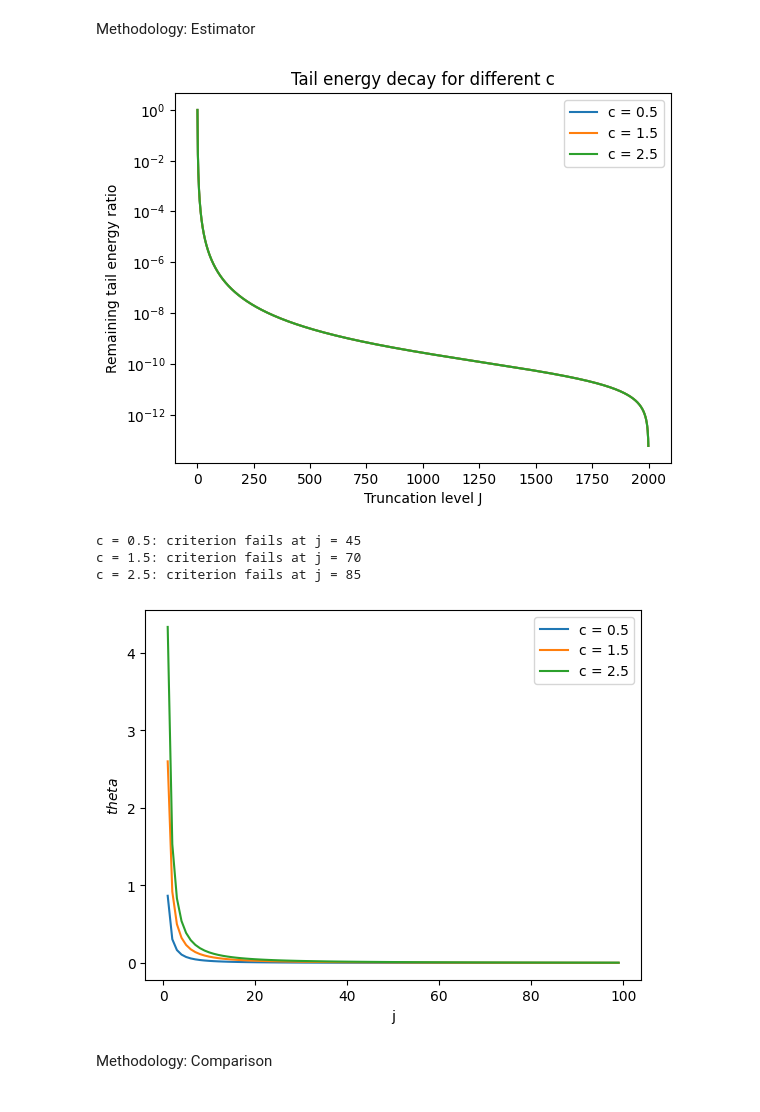
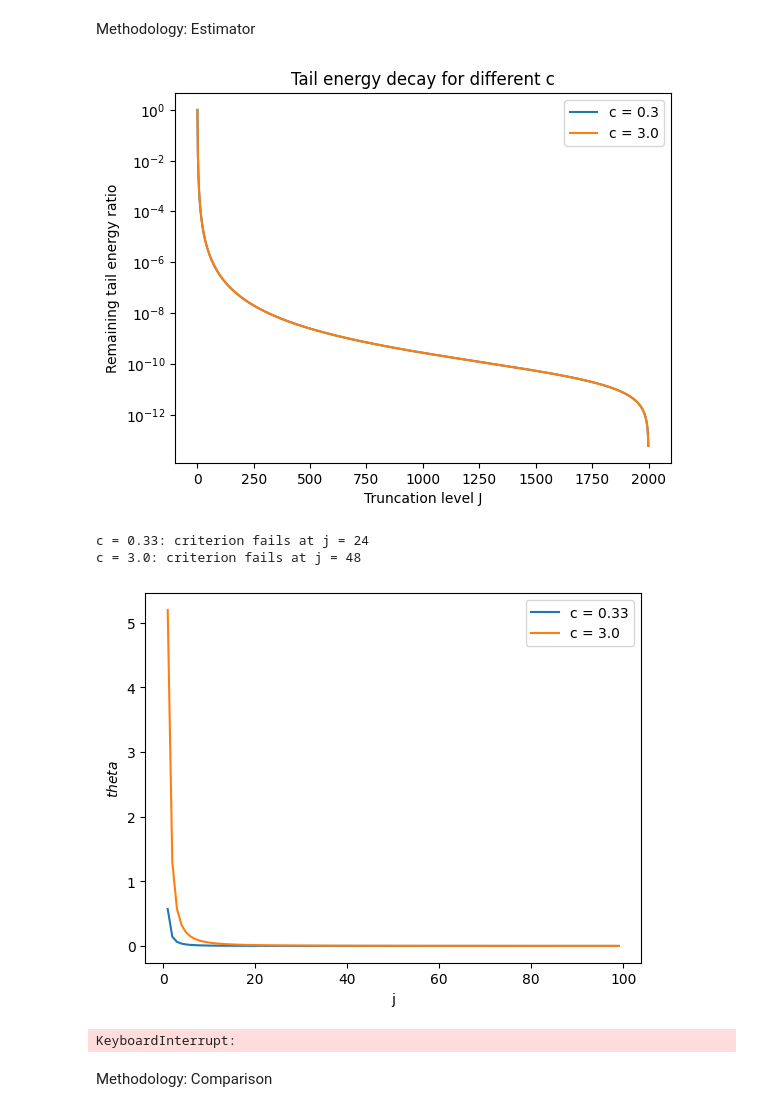
Before and after one commit to avril-rdgz/SCEDS_TVMA, a Jupyter notebook: main.ipynb, the cells around one changed output. Cells and saved outputs as stored; diff of their text form; code cells hidden in the pictures.

```diff
--- a/main.ipynb
+++ b/main.ipynb
@@ -44,7 +44,7 @@ Methodology: Estimator
 def check_true_dgp():
     alpha = 1.5
     j = np.arange(1, 2000)
-    cs = [0.5, 1.5, 2.5]
+    cs = [0.3, 3.0]
 
     for c in cs:
         theta = c * np.sqrt(2) * j**(-(alpha + 0.5))
@@ -63,12 +63,12 @@ def check_true_dgp():
 
 check_true_dgp()
 # %% [output]
-[figure, old version]
+[figure, new version]
 # %%
 def check_true_dgp():
     alpha = 1.5
     j = np.arange(1, 100)
-    cs = [0.5, 1.5, 2.5] # Question: C varies in [1/3, 3]?
+    cs = [0.33, 3.0] # Question: C varies in [1/3, 3]?
 
     theta_prev = 0
     eps = 1e-4
@@ -88,14 +88,20 @@ def check_true_dgp():
     plt.show()
 
 def kernel_vec(t, T, h):
-    u = (np.arange(T) - t) / (h * T)
-    return np.where(np.abs(u) <= 1, 0.75 * (1 - u**2), 0.0)   # Epanechnikov
+    u = (np.arange(T) + 1 - t) / (h * T)
+
+    k = np.where(np.abs(u) <= 1, 0.75 * (1 - u**2), 0.0) # Epanechnikov # Epanechnikov
+
+    if k.any() <= 0:
+      raise ValueError(f"Kernel value should be strictly greater than zero, but is instead {k}")
+
+    return k
 
 def local_jackknife(Y, X, h):
     T = len(Y); mu_tilde = np.empty(T)
-    for t in range(T):
+    for t in range(1,T+1):
         K = kernel_vec(t, T, h)           # K_t
-        K[t] = 0.0                         # leave‑one‑out
+        K[t] = 0.0                        # leave\u2011one\u2011out
         W = np.diag(K)
         beta = np.linalg.solve(X.T @ W @ X, X.T @ W @ Y)
         mu_tilde[t] = X[t, :] @ beta
@@ -113,7 +119,7 @@ def tvjma(Y, X_list, h):
         mu_mat[:, m] = local_jackknife(Y, X, h)
 
     w_hat = np.zeros((T, M)); mu_hat = np.empty(T)
-    for t in range(T):
+    for t in range(1,T+1):
         K = kernel_vec(t, T, h)
         K[t] = 0.0
         # use all rows of mu_mat because the CV loss uses the full sample
@@ -124,46 +130,46 @@ def tvjma(Y, X_list, h):
                        method='SLSQP', constraints=cons,
                        options={'ftol':1e-9})
         w_hat[t] = res.x
         mu_hat[t] = mu_mat[t] @ w_hat[t]
     return mu_hat, w_hat
 
 def build_X_list(X):
     T, J = X.shape
     X_list = []
 
     for m in range(1, J + 1):
         X_list.append(X[:, :m])
 
     return X_list
 
 def monte_carlo(T, J, R2, n_rep=1000):
     h = 2.34 * T**(-0.5)
     mse = np.empty(n_rep)
-    for r in tqdm(range(n_rep)):
+    for r in range(n_rep):
         Y ,X, mu_true = DGP(T, 100, R2)
         X = X[:, :J      ]
         X_list = build_X_list(X)
         mu_hat, _ = tvjma(Y, X_list, h)
         mse[r] = (np.mean((mu_hat - mu_true)**2) / np.mean(mu_true**2))
 
     return mse.mean()
 
 
 check_true_dgp()
-# R2_grid = np.arange(0.1, 1.0, 0.1)
-# rmse = np.zeros(len(R2_grid))
-# for i, R in enumerate(tqdm(R2_grid)):
-#   rmse[i] = monte_carlo(100, 15, R, n_rep=1000)
+R2_grid = np.arange(0.1, 1.0, 0.1)
+rmse = np.zeros(len(R2_grid))
+for i, R in enumerate(tqdm(R2_grid)):
+  rmse[i] = monte_carlo(100, 15, R, n_rep=1000)
 
-# plt.plot(R2_grid, rmse, linewidth=2)
-# plt.xlabel(r"$R^2$")
-# plt.ylabel("Relative MSE")
-# plt.title("TVJMA (Jackknife), T=100")
-# plt.show()
+plt.plot(R2_grid, rmse, linewidth=2)
+plt.xlabel(r"$R^2$")
+plt.ylabel("Relative MSE")
+plt.title("TVJMA (Jackknife), T=100")
+plt.show()
 # %% [output]
-c = 0.5: criterion fails at j = 45
-c = 1.5: criterion fails at j = 70
-c = 2.5: criterion fails at j = 85
+c = 0.33: criterion fails at j = 24
+c = 3.0: criterion fails at j = 48
-[figure, old version]
+[figure, new version]
+KeyboardInterrupt:
 # %% [markdown]
 Methodology: Comparison
```
